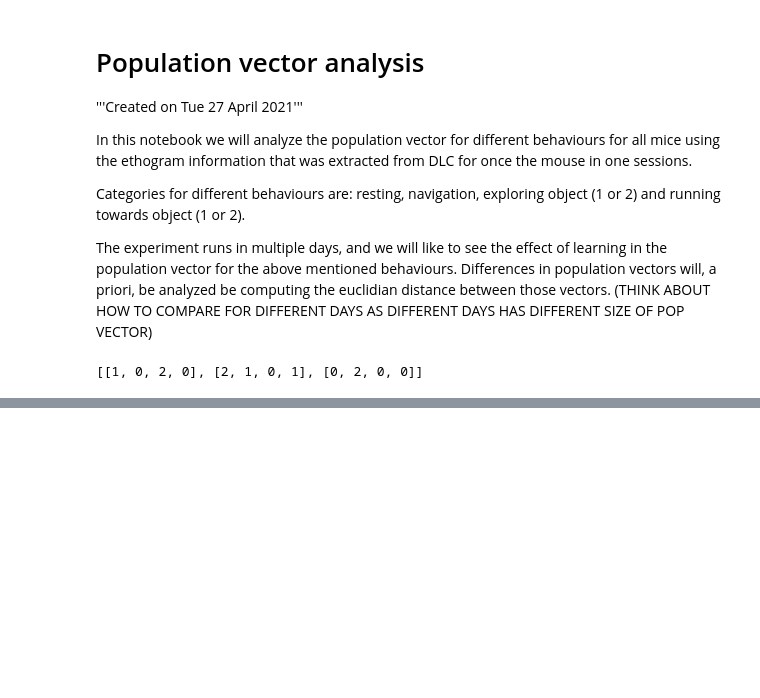
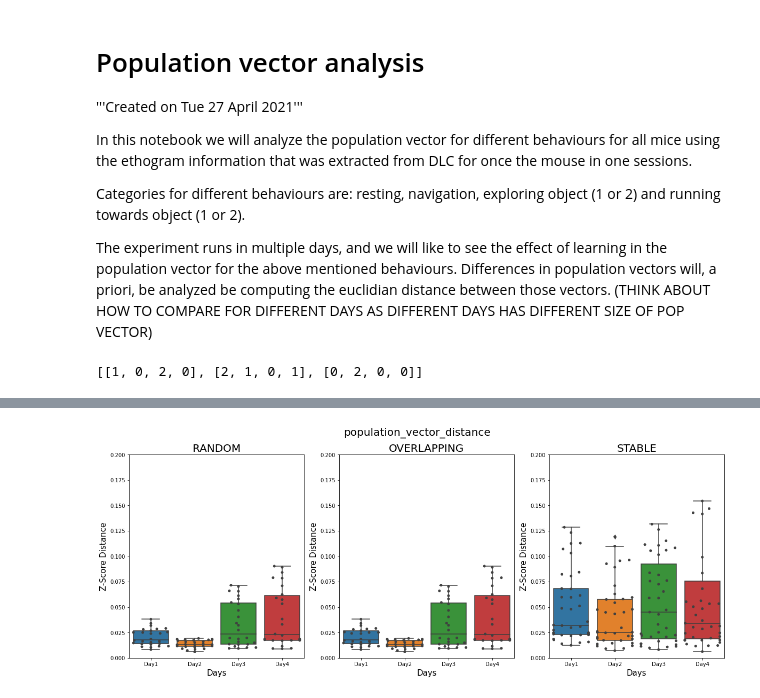
Before and after one commit to melisamc89/neural_analysys, a Jupyter notebook: src/population_vector_distance_all_mice_DLC.ipynb, the cells around one changed output, grey strips where cells are left out. Cells and saved outputs as stored; diff of their text form; code cells hidden in the pictures; blank space fills up the shorter version.

```diff
--- a/src/population_vector_distance_all_mice_DLC.ipynb
+++ b/src/population_vector_distance_all_mice_DLC.ipynb
@@ -345,3 +350,29 @@ fig.savefig(figure_name)
+# %%
+import seaborn as sns
+figure = plt.figure()
+gs = plt.GridSpec(1, 3)
+conditions = ['RANDOM','OVERLAPPING','STABLE']
+label = ['Day1', 'Day2','Day3','Day4']
+
+for i in range(3):
+    axes= figure.add_subplot(gs[0,i])
+    axes = sns.boxplot(data = condition_list[i], orient = 'v')
+    axes = sns.swarmplot(data=condition_list[i], color=".25")
+    #axes_cca_gnb.bar([])
+    axes.set_xticklabels(label)
+    axes.set_xlabel('Days', fontsize = 15)
+    axes.set_ylabel('Z-Score Distance', fontsize = 15)
+    axes.set_title(conditions[i], fontsize = 20)
+    axes.set_ylim([0,0.2])
+
+figure.set_size_inches([20, 7])
+
+figure.suptitle('population_vector_distance', fontsize = 20)
+figure_name = figure_path + 'population_vector_distance__'+f'{mouse}'+'_session_'+f'{session}'+\
+                                 '_day_'+f'{day}'+'_binsize_'+f'{re_sf}'+'_period_'+ f'{period}'  +'_decoding.png'
+figure.savefig(figure_name)
+# %% [output]
+[figure, added]
 # %%
 x_axes = ['Day1', 'Day2', 'Day3', 'Day4']
 fig, axes = plt.subplots(13,3)
```
Also changed, not shown: parts of 4 cells of this notebook, 7 other files.
